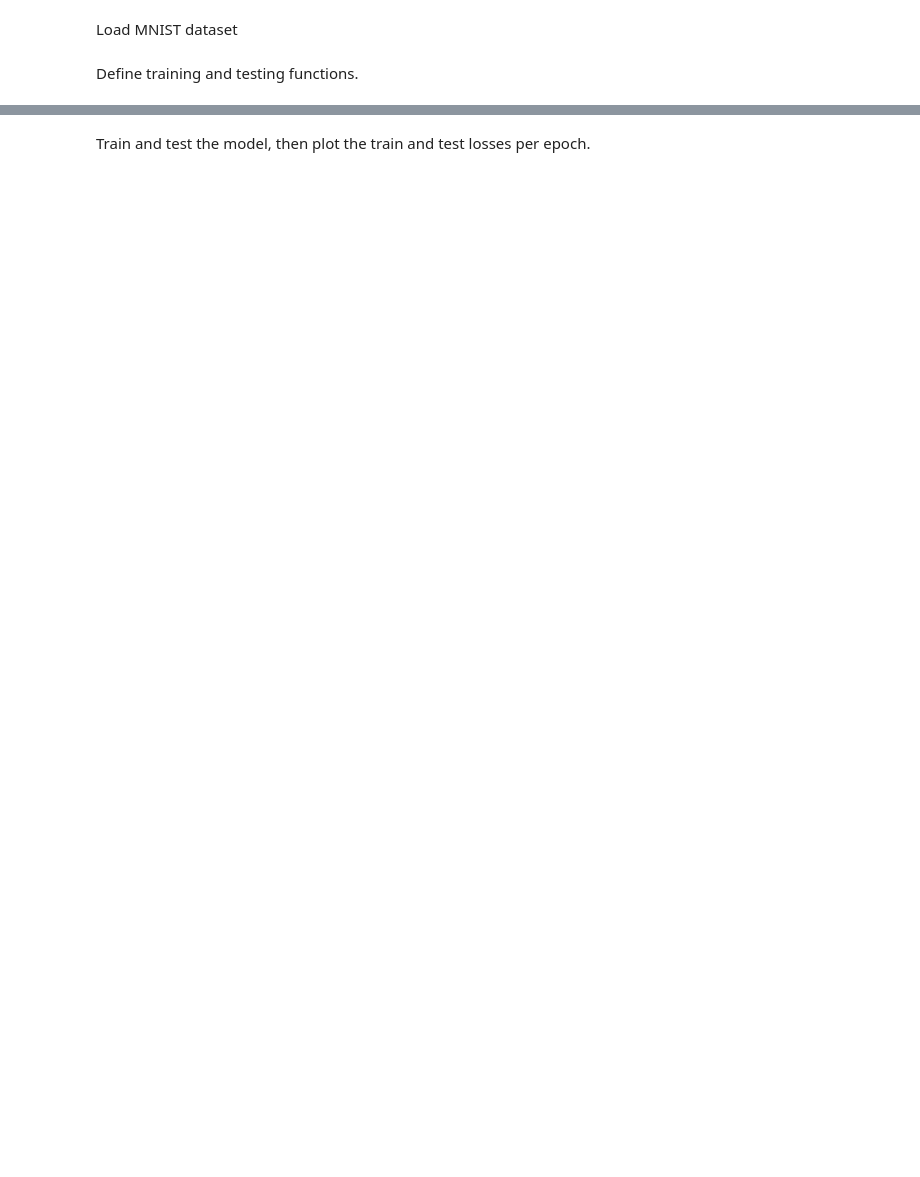
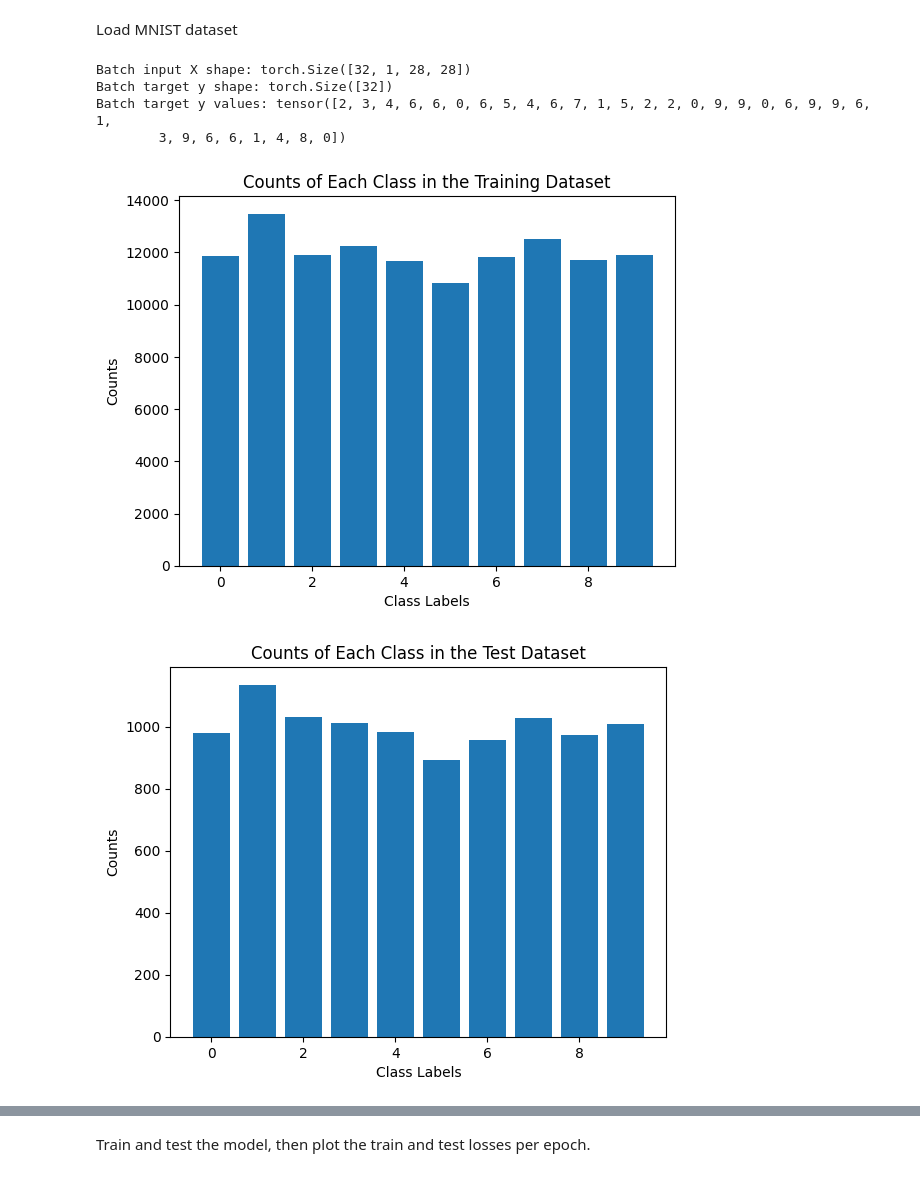
Before and after one commit to andgate/mnist, a Jupyter notebook: mnist.ipynb, the cells around one changed output, grey strips where cells are left out. Cells and saved outputs as stored; diff of their text form; code cells hidden in the pictures; blank space fills up the shorter version.

Commit message:
New and improved mnist model! Have fun!

```diff
--- a/mnist.ipynb
+++ b/mnist.ipynb
@@ -52,8 +147,8 @@ mnist_transform = transforms.Compose([
 ])
 
 data_augmentation = transforms.Compose([
-    transforms.RandomRotation(degrees=15),
-    transforms.RandomAffine(degrees=0, translate=(0.1, 0.1), scale=(0.9, 1.1)),
+    # transforms.RandomRotation(degrees=15), # rotation can cause some weird issues
+    transforms.RandomAffine(degrees=0, translate=(0.2, 0.2), scale=(0.9, 1.1)),
     mnist_transform
 ])
 
@@ -61,7 +156,7 @@ original_train_dataset = datasets.MNIST(
     root='./data',
     train=True,
     download=True,
-    transform=data_augmentation
+    transform=mnist_transform
 )
 augmented_train_dataset = datasets.MNIST(
     root='./data',
@@ -70,6 +165,8 @@ augmented_train_dataset = datasets.MNIST(
     transform=data_augmentation
 )
 train_dataset = ConcatDataset([original_train_dataset, augmented_train_dataset])
+# train_dataset = original_train_dataset
+
 test_dataset = datasets.MNIST(
     root='./data',
     train=False,
@@ -79,5 +176,3 @@ test_dataset = datasets.MNIST(
 
 train_loader = DataLoader(train_dataset, batch_size=32, shuffle=True, num_workers=8)
 test_loader = DataLoader(test_dataset, batch_size=32, shuffle=False, num_workers=8)
-# %% [markdown]
-Define training and testing functions.
@@ -127,0 +179,47 @@ def test(model, device, test_loader, criterion):
+# %%
+data_iter = iter(train_loader)
+sample_batch = next(data_iter)
+
+X, y = sample_batch
+
+print("Batch input X shape:", X.shape)
+print("Batch target y shape:", y.shape)
+print("Batch target y values:", y)
+# %% [output]
+Batch input X shape: torch.Size([32, 1, 28, 28])
+Batch target y shape: torch.Size([32])
+Batch target y values: tensor([2, 3, 4, 6, 6, 0, 6, 5, 4, 6, 7, 1, 5, 2, 2, 0, 9, 9, 0, 6, 9, 9, 6, 1,
+        3, 9, 6, 6, 1, 4, 8, 0])
+# %%
+# Count occurrences of each class
+class_counts = np.zeros(10)
+for _, label in train_dataset:
+    class_counts[label] += 1
+
+# Create a bar graph
+class_labels = np.arange(10)
+plt.bar(class_labels, class_counts)
+
+plt.xlabel('Class Labels')
+plt.ylabel('Counts')
+plt.title('Counts of Each Class in the Training Dataset')
+
+plt.show()
+
+# Count occurrences of each class
+class_counts = np.zeros(10)
+for _, label in test_dataset:
+    class_counts[label] += 1
+
+# Create a bar graph
+class_labels = np.arange(10)
+plt.bar(class_labels, class_counts)
+
+plt.xlabel('Class Labels')
+plt.ylabel('Counts')
+plt.title('Counts of Each Class in the Test Dataset')
+
+plt.show()
+# %% [output]
+[figure, added]
+[figure, added]
```
Also changed, not shown: parts of 19 cells of this notebook, 16 other files.
